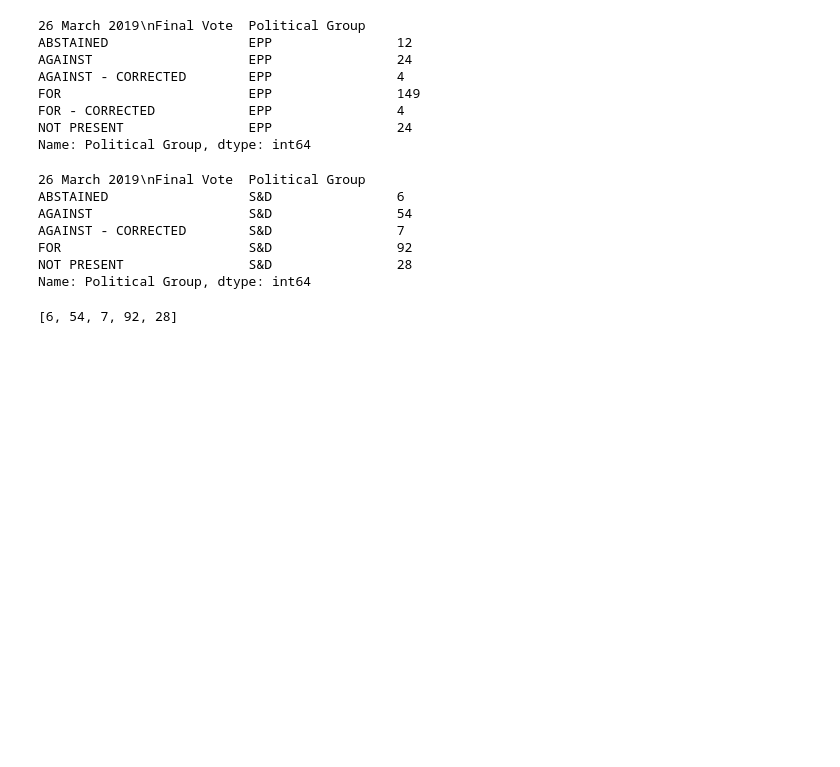
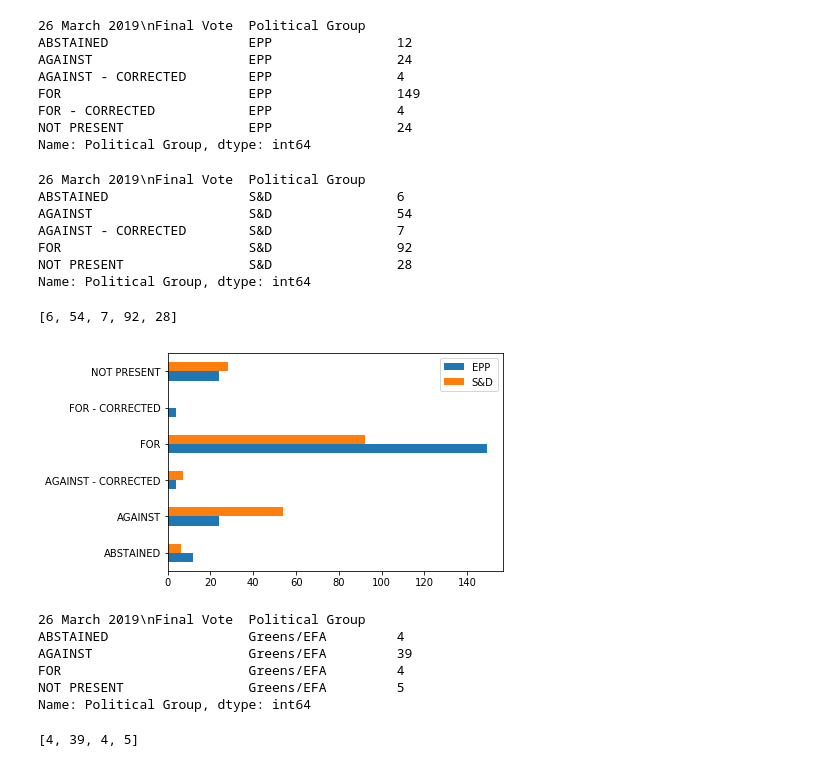
Before and after one commit to maxarvid/CopyrightDirective, a Jupyter notebook: 02_EP_vote.ipynb, the cells around one changed output. Drawn from its saved outputs; the diff is of its cells as text; code cells hidden in the pictures; blank space fills up the shorter version.

Commit message:
ep vote eda added greens

```diff
--- a/02_EP_vote.ipynb
+++ b/02_EP_vote.ipynb
@@ -213,3 +213,19 @@ epp_final_votes = df[df['Political Group'] == 'EPP'].groupby('26 March 2019\nFin
 index = ['ABSTAINED', 'AGAINST', 'AGAINST - CORRECTED', 'FOR', 'FOR - CORRECTED', 'NOT PRESENT']
 # %%
 df_vote = pd.DataFrame({'EPP': epp_final_votes, 'S&D': sd_final_votes}, index=index)
+ax = df_vote.plot.barh()
+# %% [output]
+[figure, added]
+# %%
+df[df['Political Group'] == 'Greens/EFA'].groupby('26 March 2019\nFinal Vote')['Political Group'].value_counts()
+# %% [output]
+26 March 2019\nFinal Vote  Political Group
+ABSTAINED                  Greens/EFA         4
+AGAINST                    Greens/EFA         39
+FOR                        Greens/EFA         4
+NOT PRESENT                Greens/EFA         5
+Name: Political Group, dtype: int64
+# %%
+df[df['Political Group'] == 'Greens/EFA'].groupby('26 March 2019\nFinal Vote')['Political Group'].value_counts().tolist()
+# %% [output]
+[4, 39, 4, 5]
```
Also changed, not shown: parts of 1 cell of this notebook.
